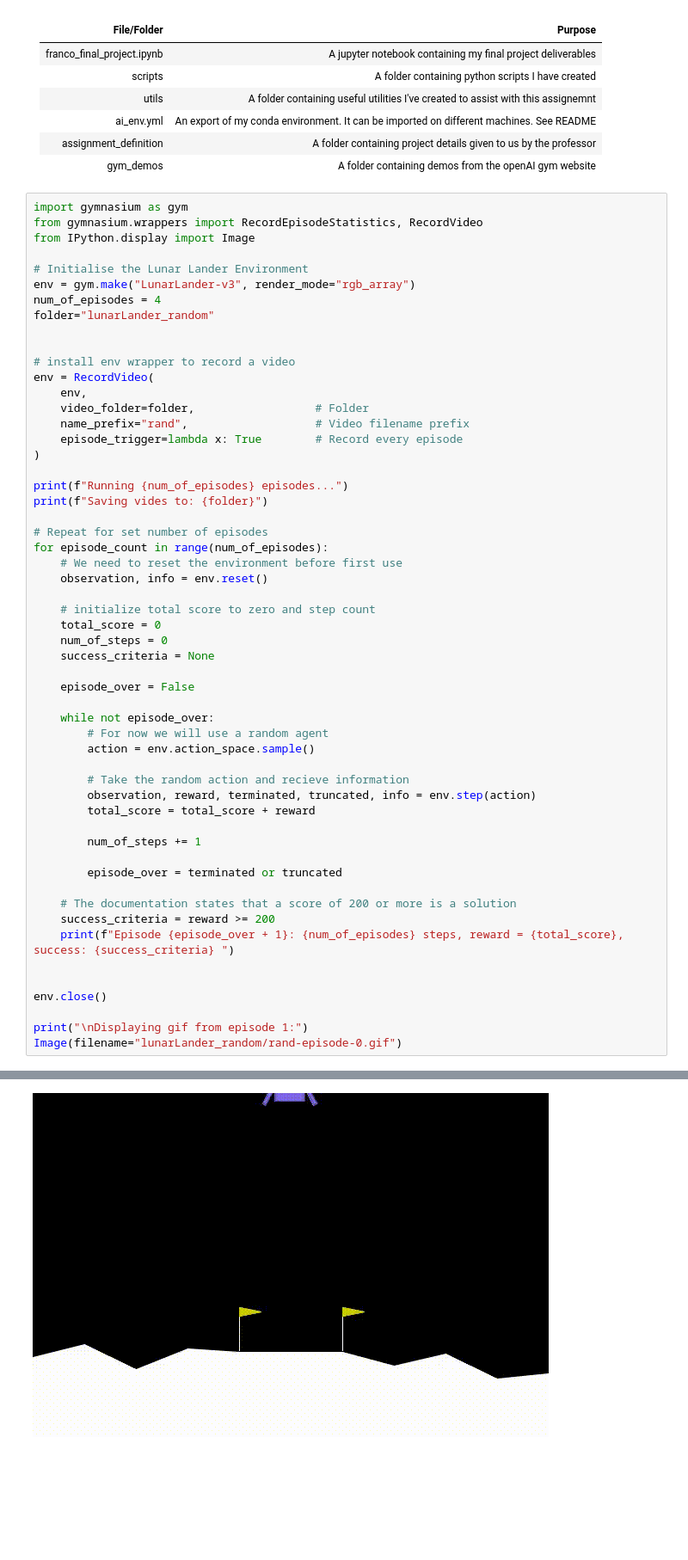
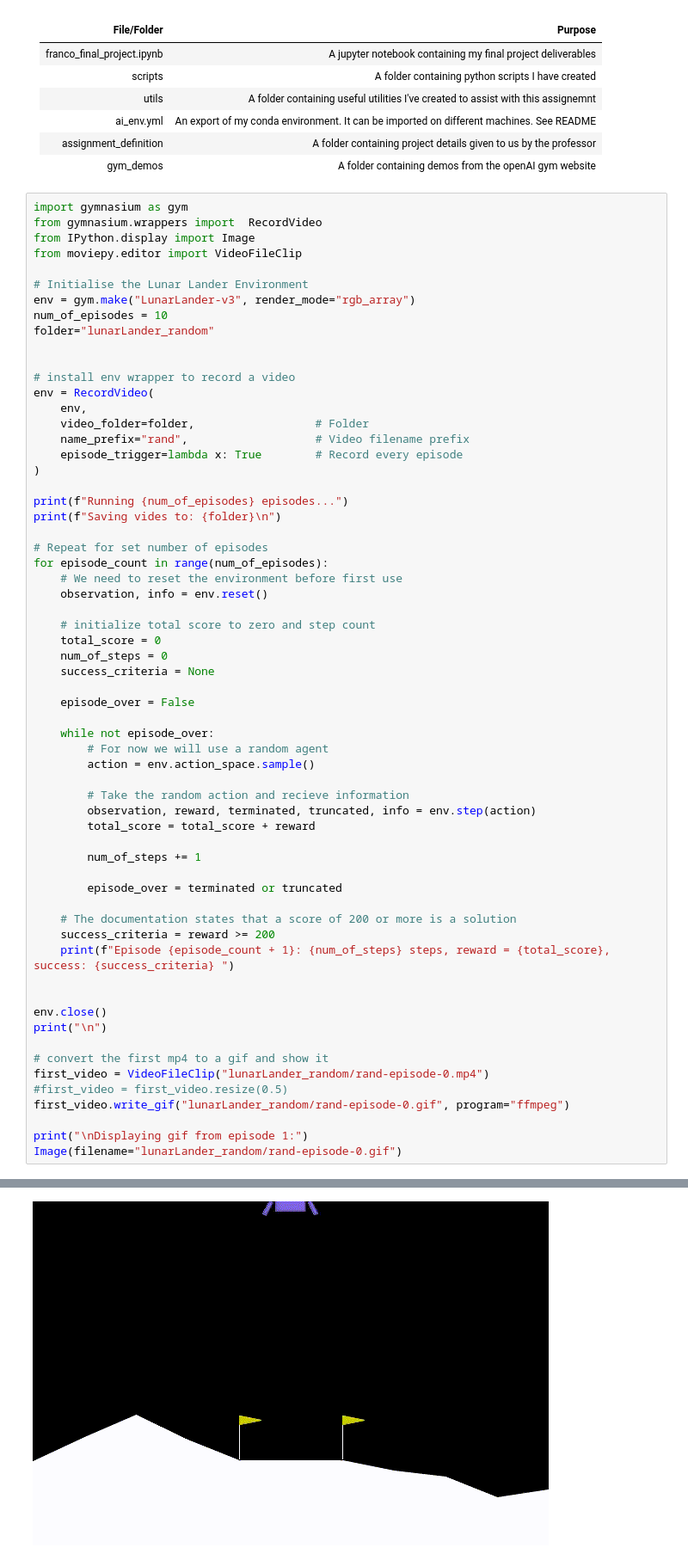
Before and after one commit to dudeilovemae/3202_final_project, a Jupyter notebook: franco_final_project.ipynb, the cells around one changed output, grey strips where cells are left out. Shown at 86% size. Drawn from its saved outputs; the diff is of its cells as text; blank space fills up the shorter version.

Commit message:
completed the random agent segment with a gif

```diff
--- a/franco_final_project.ipynb
+++ b/franco_final_project.ipynb
@@ -85,12 +85,13 @@ My project is organized as the following:
 |gym_demos|A folder containing demos from the openAI gym website|
 # %%
 import gymnasium as gym
-from gymnasium.wrappers import RecordEpisodeStatistics, RecordVideo
+from gymnasium.wrappers import  RecordVideo
 from IPython.display import Image
+from moviepy.editor import VideoFileClip
 
 # Initialise the Lunar Lander Environment
 env = gym.make("LunarLander-v3", render_mode="rgb_array")
-num_of_episodes = 4
+num_of_episodes = 10
 folder="lunarLander_random"
 
 
@@ -103,7 +104,7 @@ env = RecordVideo(
 )
 
 print(f"Running {num_of_episodes} episodes...")
-print(f"Saving vides to: {folder}")
+print(f"Saving vides to: {folder}\n")
 
 # Repeat for set number of episodes
 for episode_count in range(num_of_episodes):
@@ -131,10 +132,16 @@ for episode_count in range(num_of_episodes):
 
     # The documentation states that a score of 200 or more is a solution
     success_criteria = reward >= 200
-    print(f"Episode {episode_over + 1}: {num_of_episodes} steps, reward = {total_score}, success: {success_criteria} ")
+    print(f"Episode {episode_count + 1}: {num_of_steps} steps, reward = {total_score}, success: {success_criteria} ")
 
 
 env.close()
+print("\n")
+
+# convert the first mp4 to a gif and show it
+first_video = VideoFileClip("lunarLander_random/rand-episode-0.mp4")
+#first_video = first_video.resize(0.5)
+first_video.write_gif("lunarLander_random/rand-episode-0.gif", program="ffmpeg")
 
 print("\nDisplaying gif from episode 1:")
 Image(filename="lunarLander_random/rand-episode-0.gif")
@@ -150 +169 @@ Displaying gif from episode 1:
-[figure, old version]
+[figure, new version]
```
Also changed, not shown: parts of 3 cells of this notebook.
